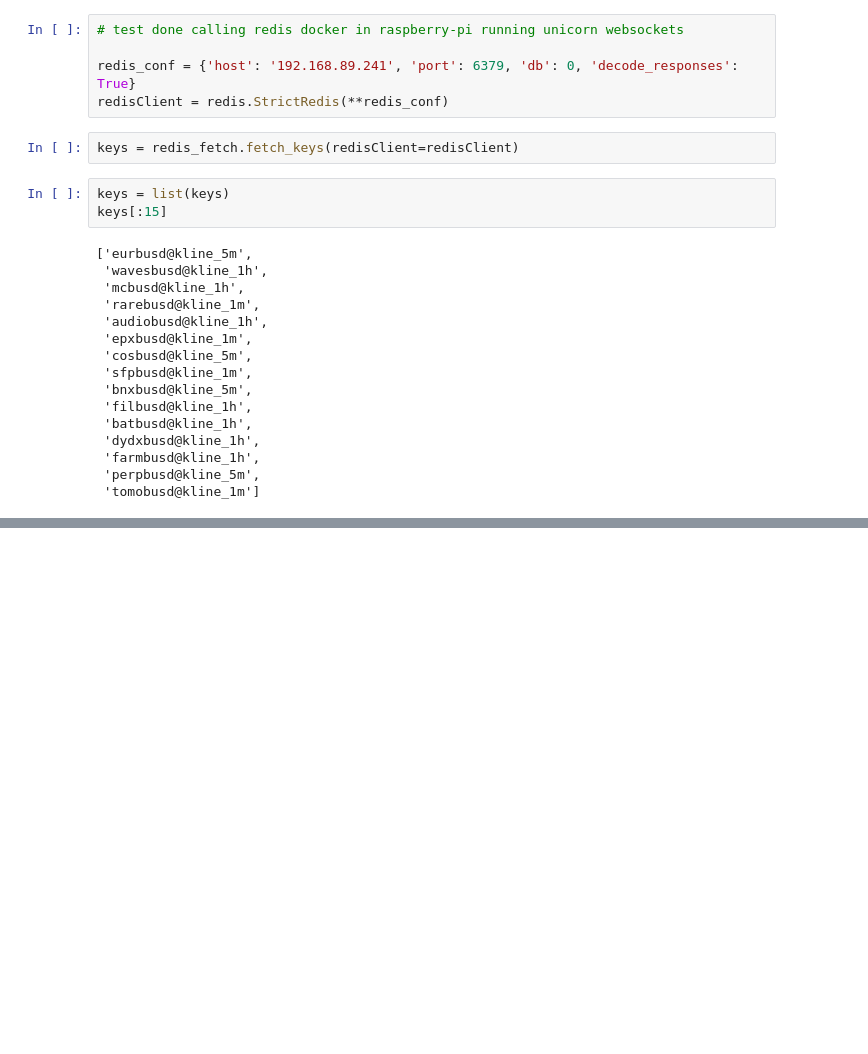
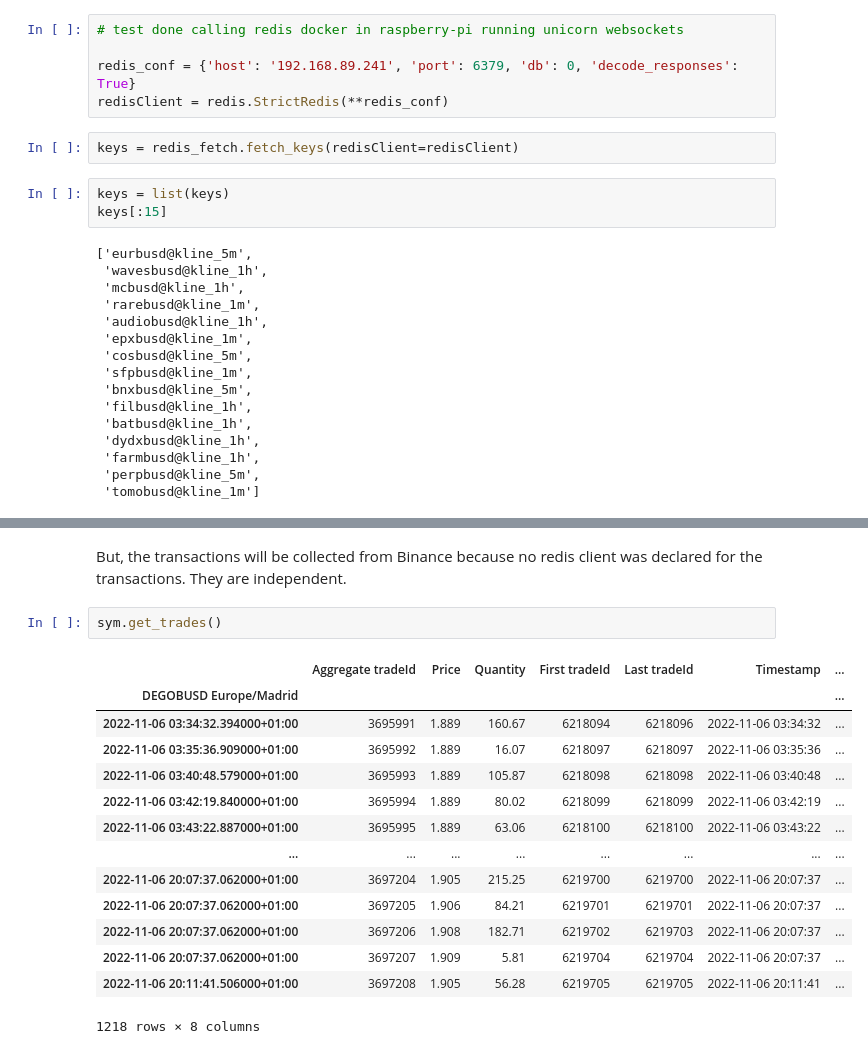
Before and after one commit to nand0san/binpan_studio, a Jupyter notebook: examples redis_fetch.ipynb, the cells around one changed output, grey strips where cells are left out. Cells and saved outputs as stored; diff of their text form; blank space fills up the shorter version.

```diff
--- a/examples redis_fetch.ipynb
+++ b/examples redis_fetch.ipynb
@@ -115,2 +113,21 @@ binpan.Exchange().df.loc['BTCUSDT'].to_dict()['status']
 # %% [output]
 'TRADING'
+# %% [markdown]
+But, the transactions will be collected from Binance because no redis client was declared for the transactions. They are independent.
+# %%
+sym.get_trades()
+# %% [output]
+|  | Aggregate tradeId | Price | Quantity | First tradeId | Last tradeId | Timestamp | ... |
+| DEGOBUSD Europe/Madrid |  |  |  |  |  |  | ... |
+| 2022-11-06 03:34:32.394000+01:00 | 3695991 | 1.889 | 160.67 | 6218094 | 6218096 | 2022-11-06 03:34:32 | ... |
+| 2022-11-06 03:35:36.909000+01:00 | 3695992 | 1.889 | 16.07 | 6218097 | 6218097 | 2022-11-06 03:35:36 | ... |
+| 2022-11-06 03:40:48.579000+01:00 | 3695993 | 1.889 | 105.87 | 6218098 | 6218098 | 2022-11-06 03:40:48 | ... |
+| 2022-11-06 03:42:19.840000+01:00 | 3695994 | 1.889 | 80.02 | 6218099 | 6218099 | 2022-11-06 03:42:19 | ... |
+| 2022-11-06 03:43:22.887000+01:00 | 3695995 | 1.889 | 63.06 | 6218100 | 6218100 | 2022-11-06 03:43:22 | ... |
+| ... | ... | ... | ... | ... | ... | ... | ... |
+| 2022-11-06 20:07:37.062000+01:00 | 3697204 | 1.905 | 215.25 | 6219700 | 6219700 | 2022-11-06 20:07:37 | ... |
+| 2022-11-06 20:07:37.062000+01:00 | 3697205 | 1.906 | 84.21 | 6219701 | 6219701 | 2022-11-06 20:07:37 | ... |
+| 2022-11-06 20:07:37.062000+01:00 | 3697206 | 1.908 | 182.71 | 6219702 | 6219703 | 2022-11-06 20:07:37 | ... |
+| 2022-11-06 20:07:37.062000+01:00 | 3697207 | 1.909 | 5.81 | 6219704 | 6219704 | 2022-11-06 20:07:37 | ... |
+| 2022-11-06 20:11:41.506000+01:00 | 3697208 | 1.905 | 56.28 | 6219705 | 6219705 | 2022-11-06 20:11:41 | ... |
+1218 rows × 8 columns
```
Also changed, not shown: parts of 17 cells of this notebook, 31 other files.
